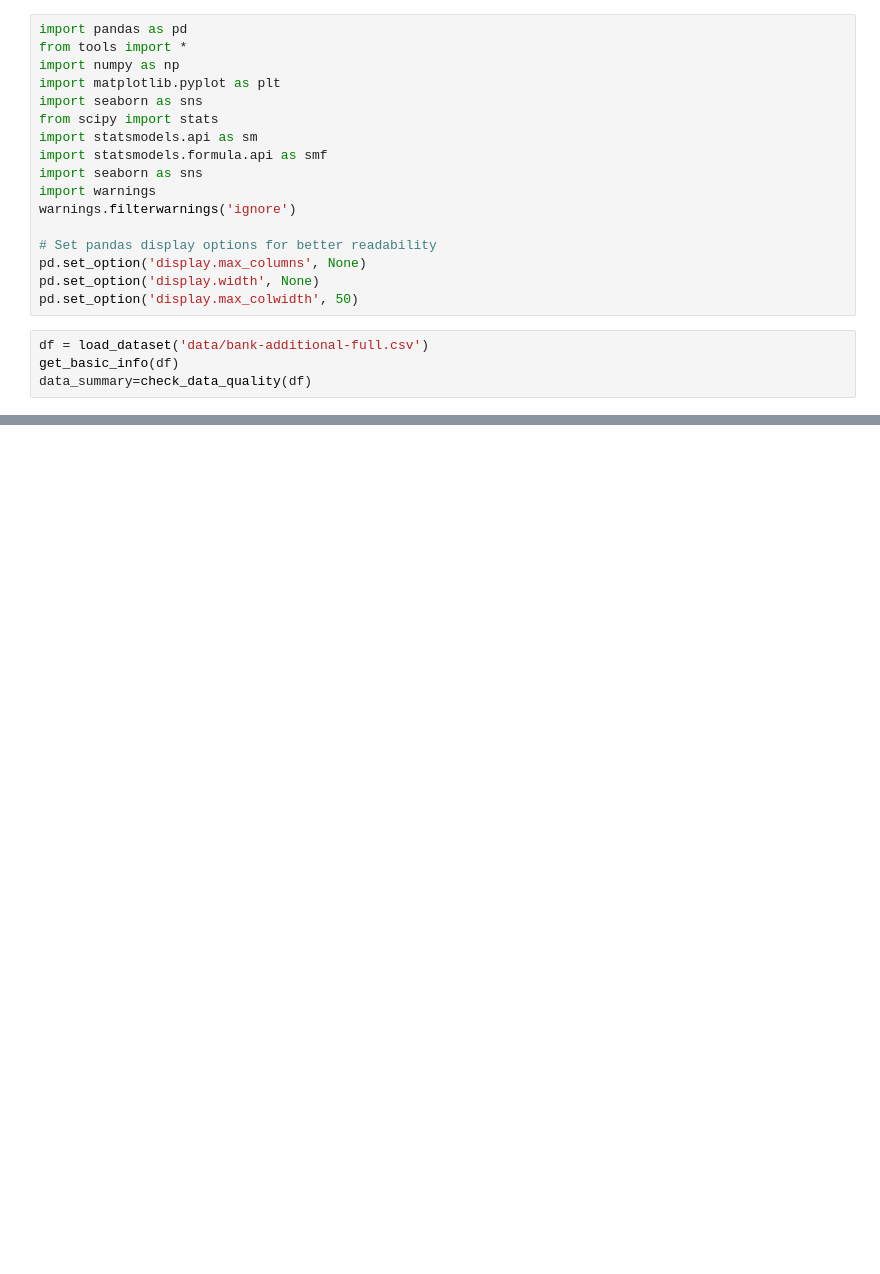
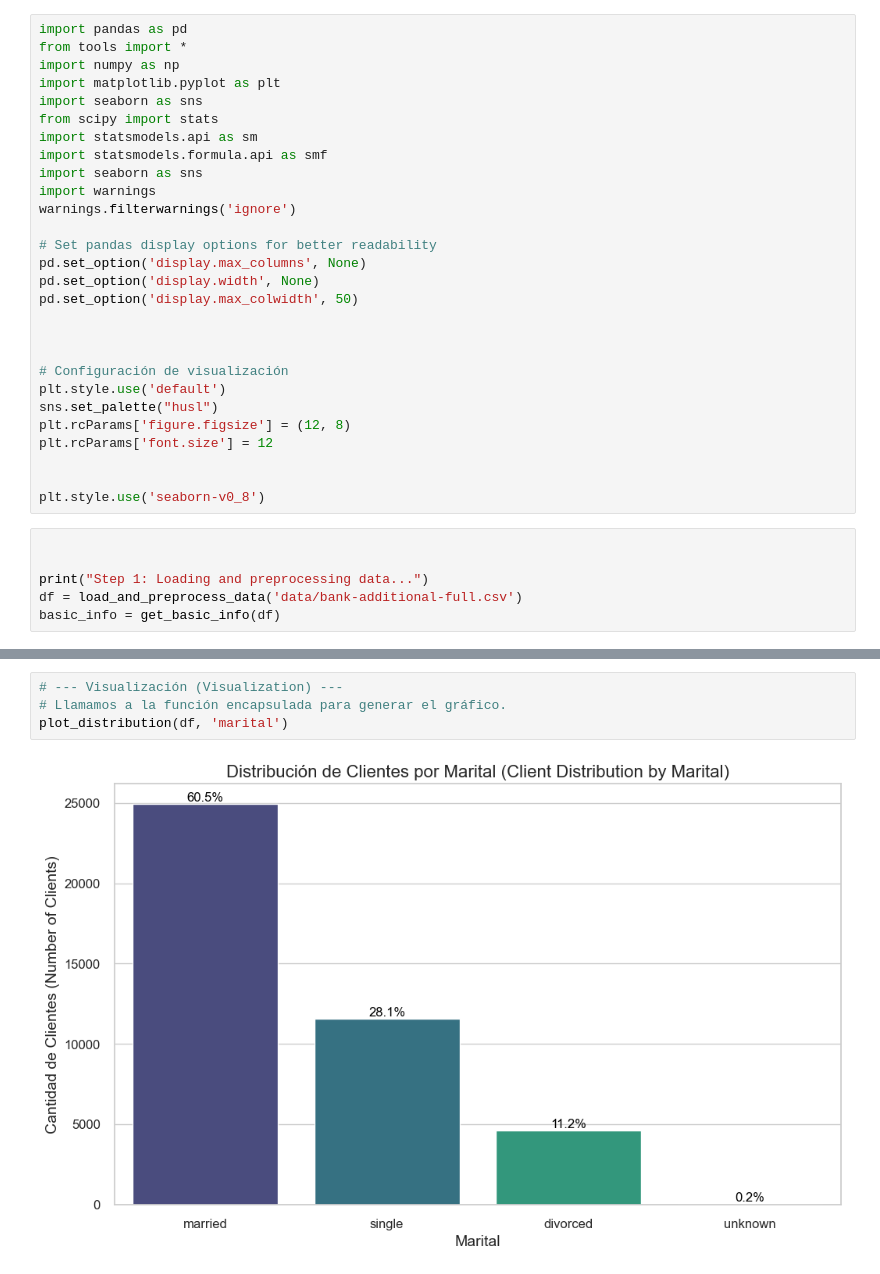
Before and after one commit to maxiplux/analisis-de-datos-final-project, a Jupyter notebook: Juan-Mosquera-Project.ipynb, the cells around one changed output, grey strips where cells are left out. Saved outputs shown, nothing was run; the diff lists cells and outputs as text; blank space fills up the shorter version.

```diff
--- a/Juan-Mosquera-Project.ipynb
+++ b/Juan-Mosquera-Project.ipynb
@@ -126,8 +147,21 @@ warnings.filterwarnings('ignore')
 pd.set_option('display.max_columns', None)
 pd.set_option('display.width', None)
 pd.set_option('display.max_colwidth', 50)
+
+
+
+# Configuración de visualización
+plt.style.use('default')
+sns.set_palette("husl")
+plt.rcParams['figure.figsize'] = (12, 8)
+plt.rcParams['font.size'] = 12
+
+
+plt.style.use('seaborn-v0_8')
 # %%
-df = load_dataset('data/bank-additional-full.csv')
-get_basic_info(df)
-data_summary=check_data_quality(df)
+
+
+print("Step 1: Loading and preprocessing data...")
+df = load_and_preprocess_data('data/bank-additional-full.csv')
+basic_info = get_basic_info(df)
 # %% [output]
@@ -214,0 +253,6 @@ dtype: int64
+# %%
+# --- Visualización (Visualization) ---
+# Llamamos a la función encapsulada para generar el gráfico.
+plot_distribution(df, 'marital')
+# %% [output]
+[figure, added]
```
Also changed, not shown: parts of 23 cells of this notebook, 4 other files.
